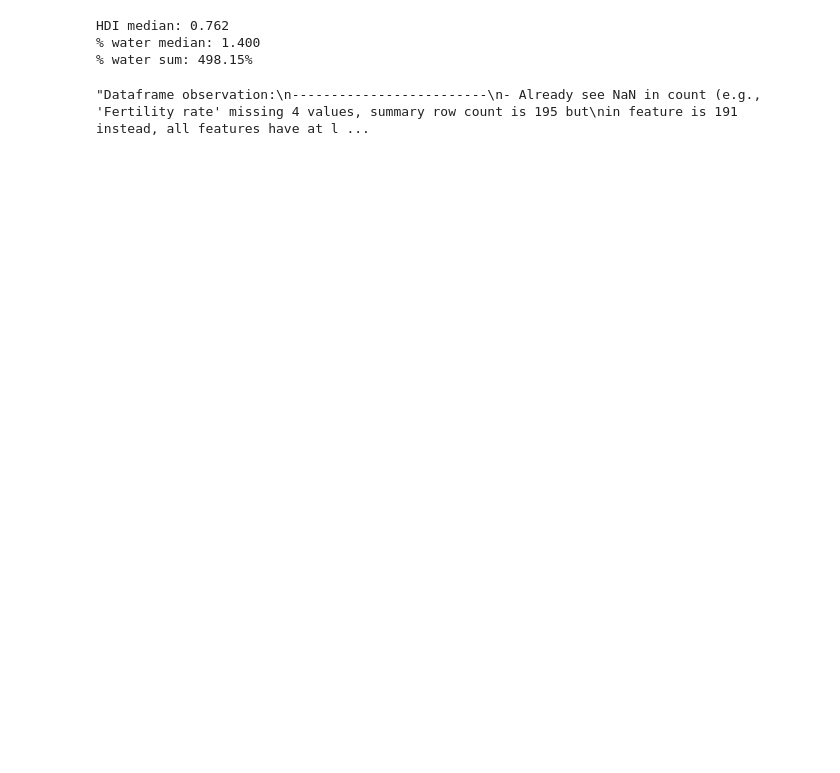
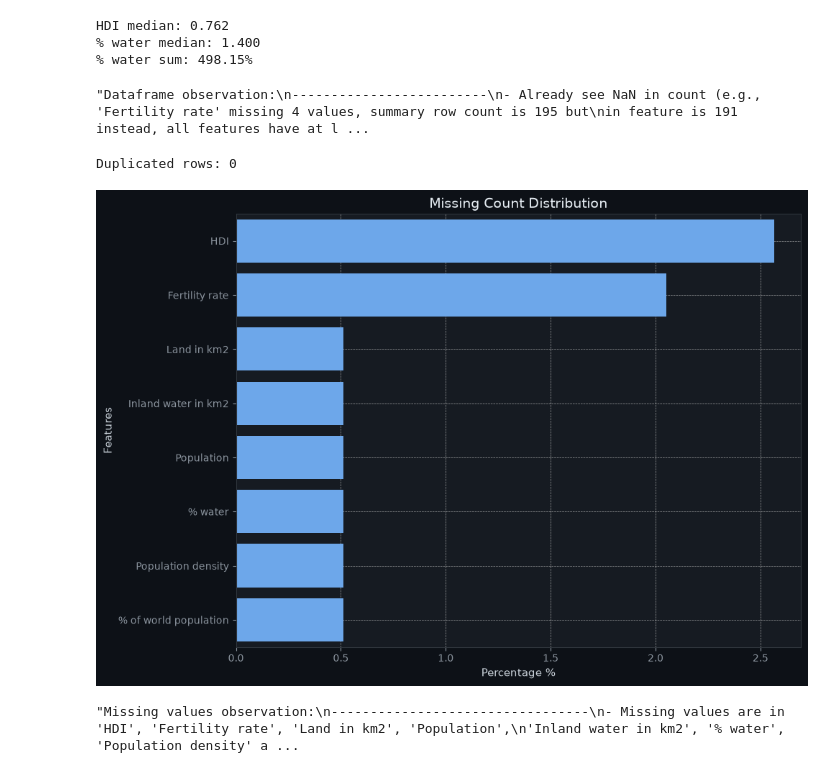
Before and after one commit to Chumus2/Wikipedia-Country-Statistics-2026-Clustering, a Jupyter notebook: ml/notebooks/EDA.ipynb, the cells around one changed output. Drawn from its saved outputs; the diff is of its cells as text; code cells hidden in the pictures; blank space fills up the shorter version.

Commit message:
Dataframe duplicates, missing values, skewness and outliers distribution analysis

```diff
--- a/ml/notebooks/EDA.ipynb
+++ b/ml/notebooks/EDA.ipynb
@@ -102,3 +102,41 @@ HDI median: 0.762
 % water median: 1.400
 % water sum: 498.15%
 "Dataframe observation:\n-------------------------\n- Already see NaN in count (e.g., 'Fertility rate' missing 4 values, summary row count is 195 but\nin feature is 191 instead, all features have at l ...
+# %%
+df_dup = df.duplicated().sum() # 0 duplicates
+print(f"Duplicated rows: {df_dup}")
+# %% [output]
+Duplicated rows: 0
+# %%
+df_missing = df.isna().sum()
+
+missing_data = pd.DataFrame({
+    "missing_count": df_missing,
+    "missing_percent": (df_missing / len(df)) * 100
+}).reset_index().rename(columns={'index': 'feature'})
+
+missing_data = missing_data[missing_data['missing_count'] > 0].sort_values(by='missing_percent', ascending=False)
+
+plt.figure(figsize=(10, 7))
+sns.barplot(
+    data=missing_data,
+    x="missing_percent",
+    y="feature"
+)
+plt.title("Missing Count Distribution")
+plt.xlabel("Percentage %")
+plt.ylabel("Features")
+plt.tight_layout()
+plt.grid(True)
+plt.show()
+"""Missing values observation:
+---------------------------------
+- Missing values are in 'HDI', 'Fertility rate', 'Land in km2', 'Population',
+'Inland water in km2', '% water', 'Population density' and '% of world population'
+(8 features summary).
+- Missing data is minimal across all dataframe (under 3%).
+- The most missing values are in 'HDI' (2.5% of summary df shape).
+"""
+# %% [output]
+[figure, added]
+"Missing values observation:\n---------------------------------\n- Missing values are in 'HDI', 'Fertility rate', 'Land in km2', 'Population',\n'Inland water in km2', '% water', 'Population density' a ...
```
Also changed, not shown: parts of 2 cells of this notebook.
